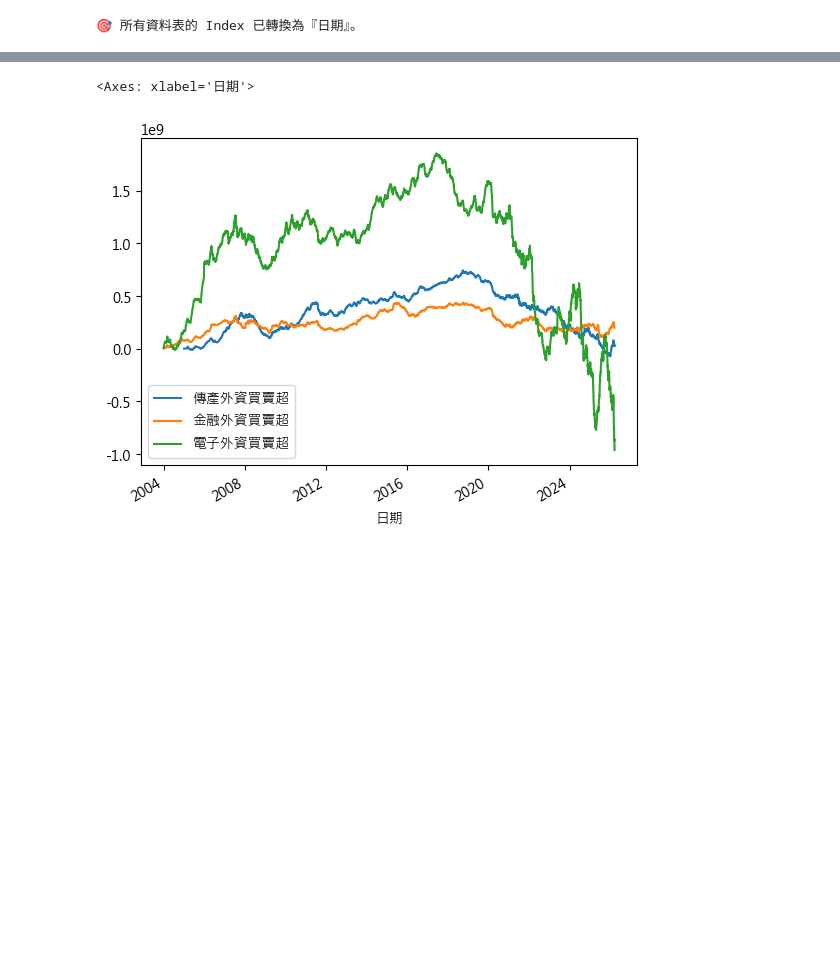
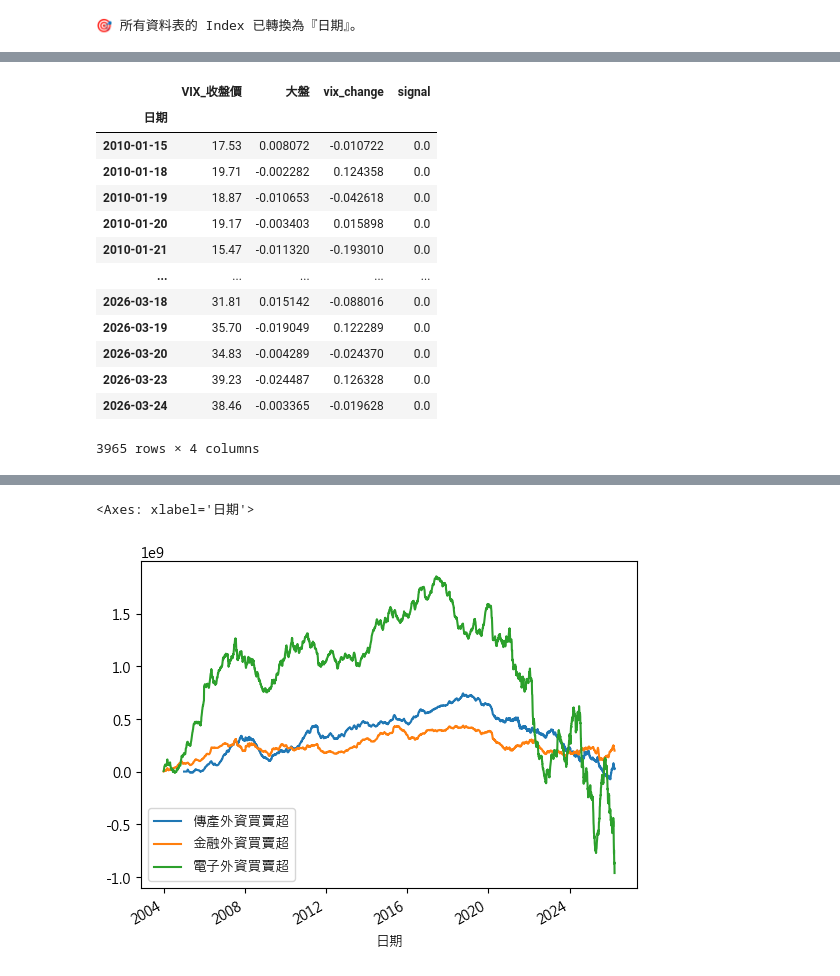
Before and after one commit to alfred0630/MIS, a Jupyter notebook: dev.ipynb, the cells around one changed output, grey strips where cells are left out. Cells and saved outputs as stored; diff of their text form; code cells hidden in the pictures; blank space fills up the shorter version.

```diff
--- a/dev.ipynb
+++ b/dev.ipynb
@@ -60,0 +91,17 @@ data4
+# %%
+vix
+# %% [output]
+|  | VIX_收盤價 | 大盤 | vix_change | signal |
+| 日期 |  |  |  |  |
+| 2010-01-15 | 17.53 | 0.008072 | -0.010722 | 0.0 |
+| 2010-01-18 | 19.71 | -0.002282 | 0.124358 | 0.0 |
+| 2010-01-19 | 18.87 | -0.010653 | -0.042618 | 0.0 |
+| 2010-01-20 | 19.17 | -0.003403 | 0.015898 | 0.0 |
+| 2010-01-21 | 15.47 | -0.011320 | -0.193010 | 0.0 |
+| ... | ... | ... | ... | ... |
+| 2026-03-18 | 31.81 | 0.015142 | -0.088016 | 0.0 |
+| 2026-03-19 | 35.70 | -0.019049 | 0.122289 | 0.0 |
+| 2026-03-20 | 34.83 | -0.004289 | -0.024370 | 0.0 |
+| 2026-03-23 | 39.23 | -0.024487 | 0.126328 | 0.0 |
+| 2026-03-24 | 38.46 | -0.003365 | -0.019628 | 0.0 |
+3965 rows × 4 columns
```
Also changed, not shown: parts of 6 cells of this notebook, 5 other files.
